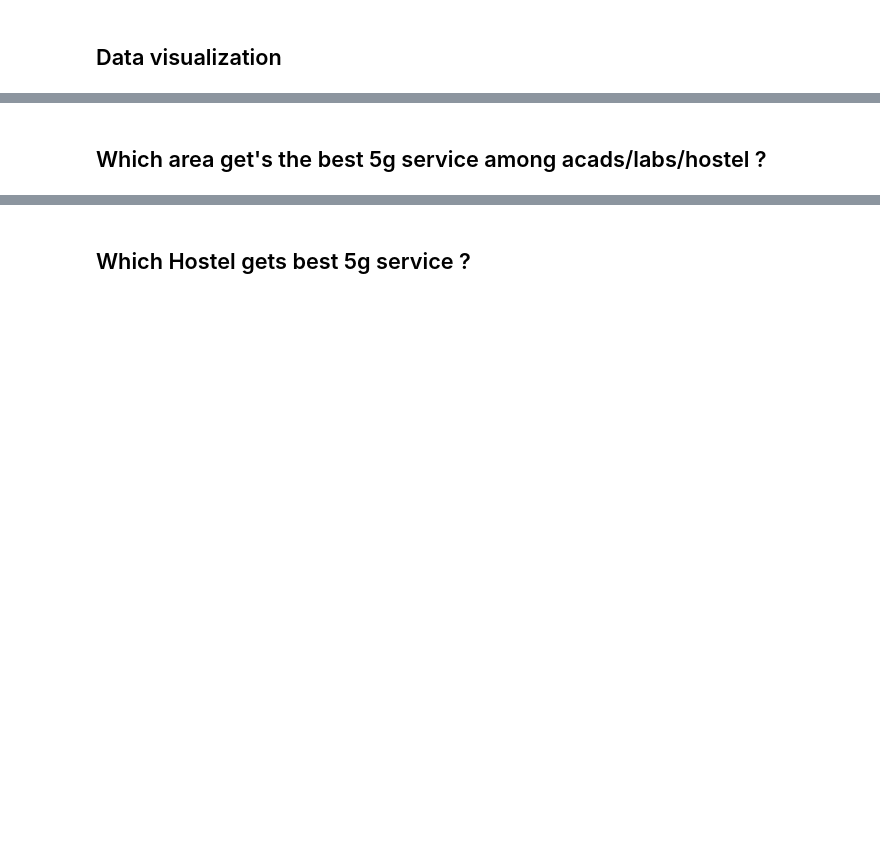
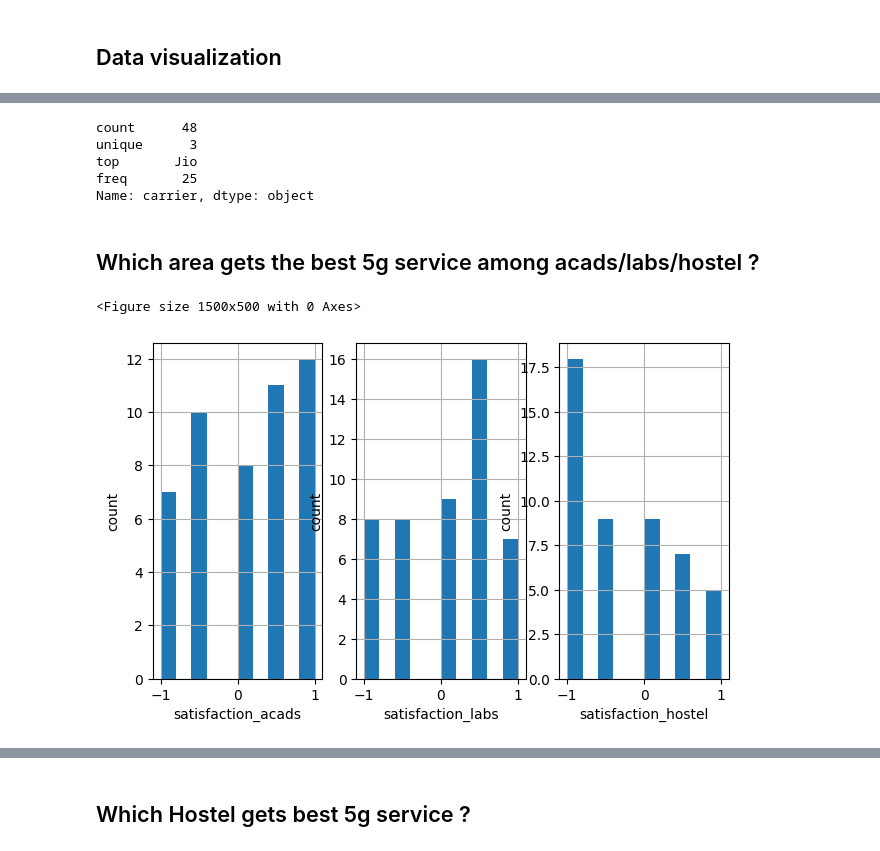
Before and after one commit to bhendi-boi/Intro-to-Data-science, a Jupyter notebook: project/main.ipynb, the cells around one changed output, grey strips where cells are left out. Cells and saved outputs as stored; diff of their text form; code cells hidden in the pictures; blank space fills up the shorter version.

```diff
--- a/project/main.ipynb
+++ b/project/main.ipynb
@@ -84,2 +81,10 @@ array([[<Axes: title={'center': 'has_5g_phone'}>,
+# %%
+df.carrier.describe()
+# %% [output]
+count      48
+unique      3
+top       Jio
+freq       25
+Name: carrier, dtype: object
 # %% [markdown]
-## Which area get's the best 5g service among acads/labs/hostel ?
+## Which area gets the best 5g service among acads/labs/hostel ?
@@ -87,0 +91,27 @@ import seaborn as sns
+# %%
+import seaborn as sns
+import matplotlib.pyplot as plt
+from matplotlib.gridspec import GridSpec
+
+fs = plt.figure(figsize=(15,5))
+gs = GridSpec(1,3)
+# %% [output]
+<Figure size 1500x500 with 0 Axes>
+# %%
+ax1 = plt.subplot(gs[0, 0])
+plt.xlabel("satisfaction_acads")
+plt.ylabel("count")
+df["satisfaction_acads"].hist()
+
+ax3 = plt.subplot(gs[0, 1])
+plt.xlabel("satisfaction_labs")
+plt.ylabel("count")
+df["satisfaction_labs"].hist()
+
+ax2 = plt.subplot(gs[0, 2])
+plt.xlabel("satisfaction_hostel")
+plt.ylabel("count")
+df["satisfaction_hostel"].hist()
+plt.subplots_adjust(left=0.1, right=1, bottom=0.2, top=0.9)
+# %% [output]
+[figure, added]
```
Also changed, not shown: parts of 16 cells of this notebook.
